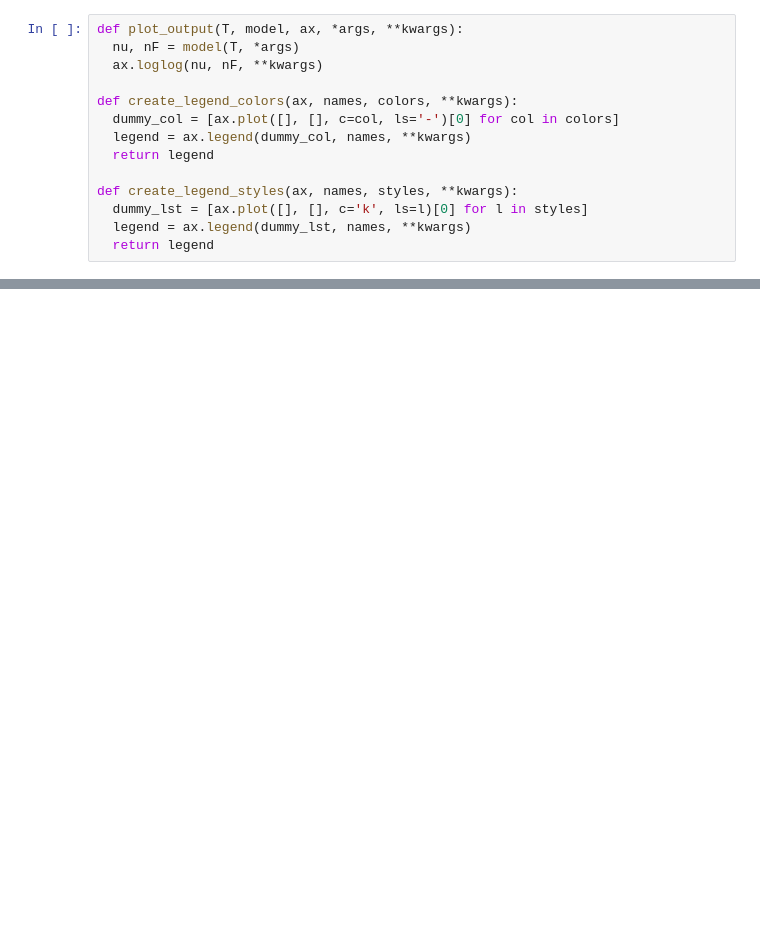
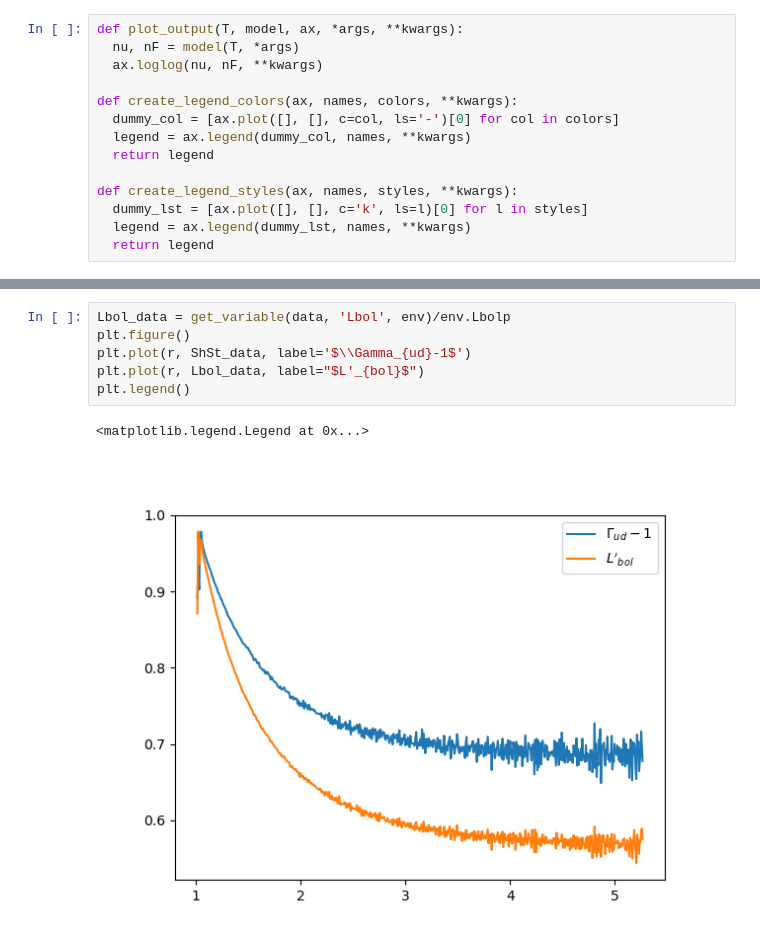
Before and after one commit to ACharletENSL/GAMMA_MWN, a Jupyter notebook: bin/Tools/project_v2/test_peak.ipynb, the cells around one changed output, grey strips where cells are left out. Cells and saved outputs as stored; diff of their text form; blank space fills up the shorter version.

```diff
--- a/bin/Tools/project_v2/test_peak.ipynb
+++ b/bin/Tools/project_v2/test_peak.ipynb
@@ -216,0 +251,9 @@ for au, m, n, ls in zip(aus, ms, ns, lstyles):
+# %%
+Lbol_data = get_variable(data, 'Lbol', env)/env.Lbolp
+plt.figure()
+plt.plot(r, ShSt_data, label='$\\Gamma_{ud}-1$')
+plt.plot(r, Lbol_data, label="$L'_{bol}$")
+plt.legend()
+# %% [output]
+<matplotlib.legend.Legend at 0x...>
+[figure, added]
```
Also changed, not shown: parts of 56 cells of this notebook, 34 other files.
